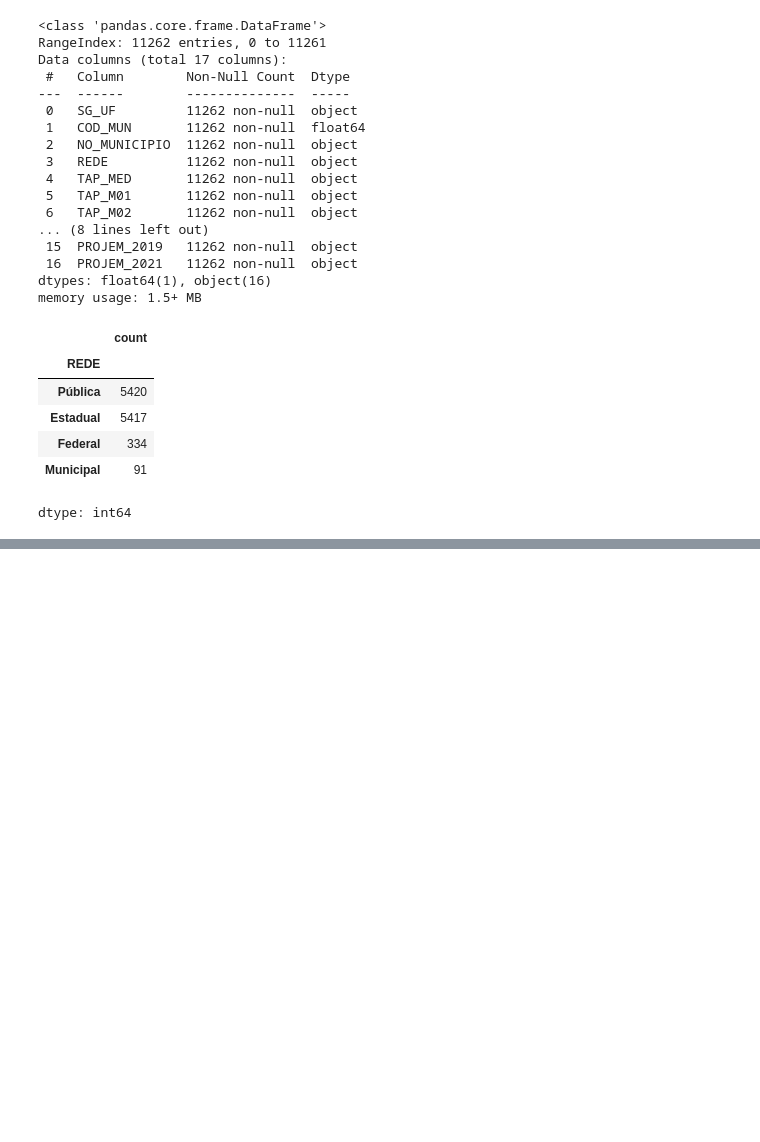
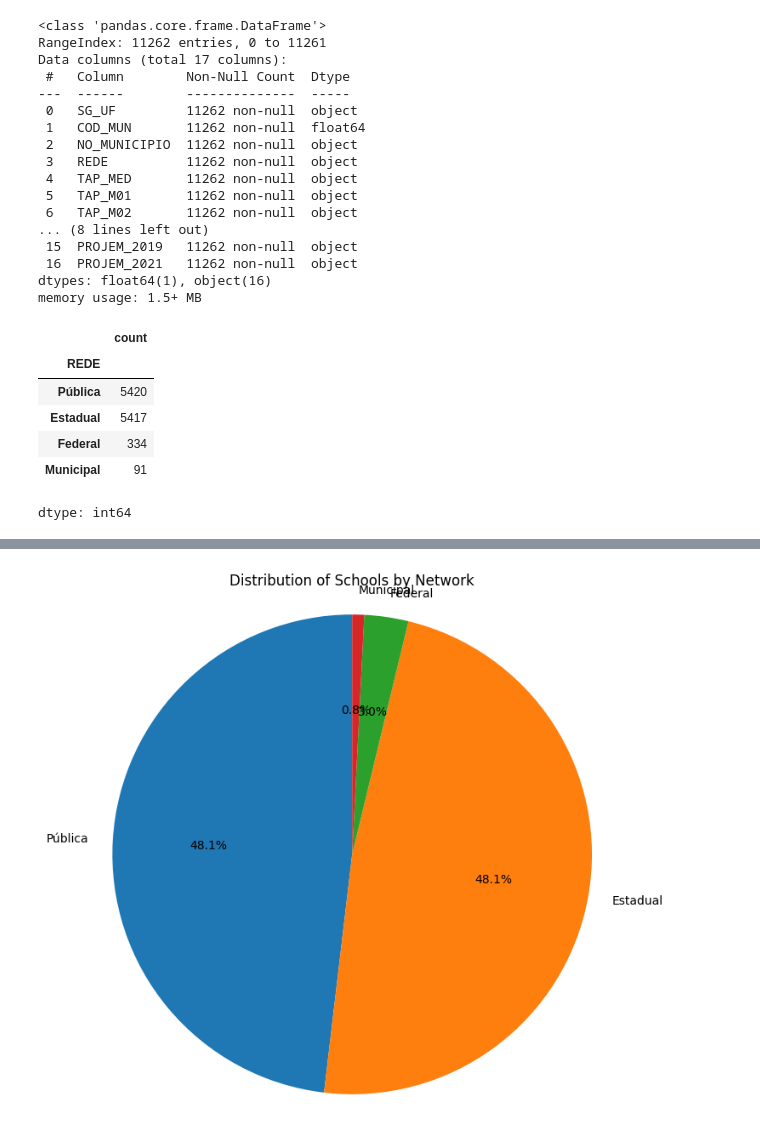
Before and after one commit to sebavassou/aula001py_mba, a Jupyter notebook: aula_02__estatistica.ipynb, the cells around one changed output, grey strips where cells are left out. Drawn from its saved outputs; the diff is of its cells as text; code cells hidden in the pictures; blank space fills up the shorter version.

```diff
--- a/aula_02__estatistica.ipynb
+++ b/aula_02__estatistica.ipynb
@@ -73,0 +160,16 @@ dtype: int64
+# %%
+# prompt: Exiba um grafico de area da variavel REDE, pode ser pizza
+
+import matplotlib.pyplot as plt
+
+# Count occurrences of each value in the 'REDE' column
+rede_counts = df['REDE'].value_counts()
+
+# Create a pie chart
+plt.figure(figsize=(8, 8))  # Adjust figure size as needed
+plt.pie(rede_counts, labels=rede_counts.index, autopct='%1.1f%%', startangle=90)
+plt.title('Distribution of Schools by Network')
+plt.axis('equal')  # Equal aspect ratio ensures that pie is drawn as a circle.
+plt.show()
+# %% [output]
+[figure, added]
```
Also changed, not shown: parts of 2 cells of this notebook.
